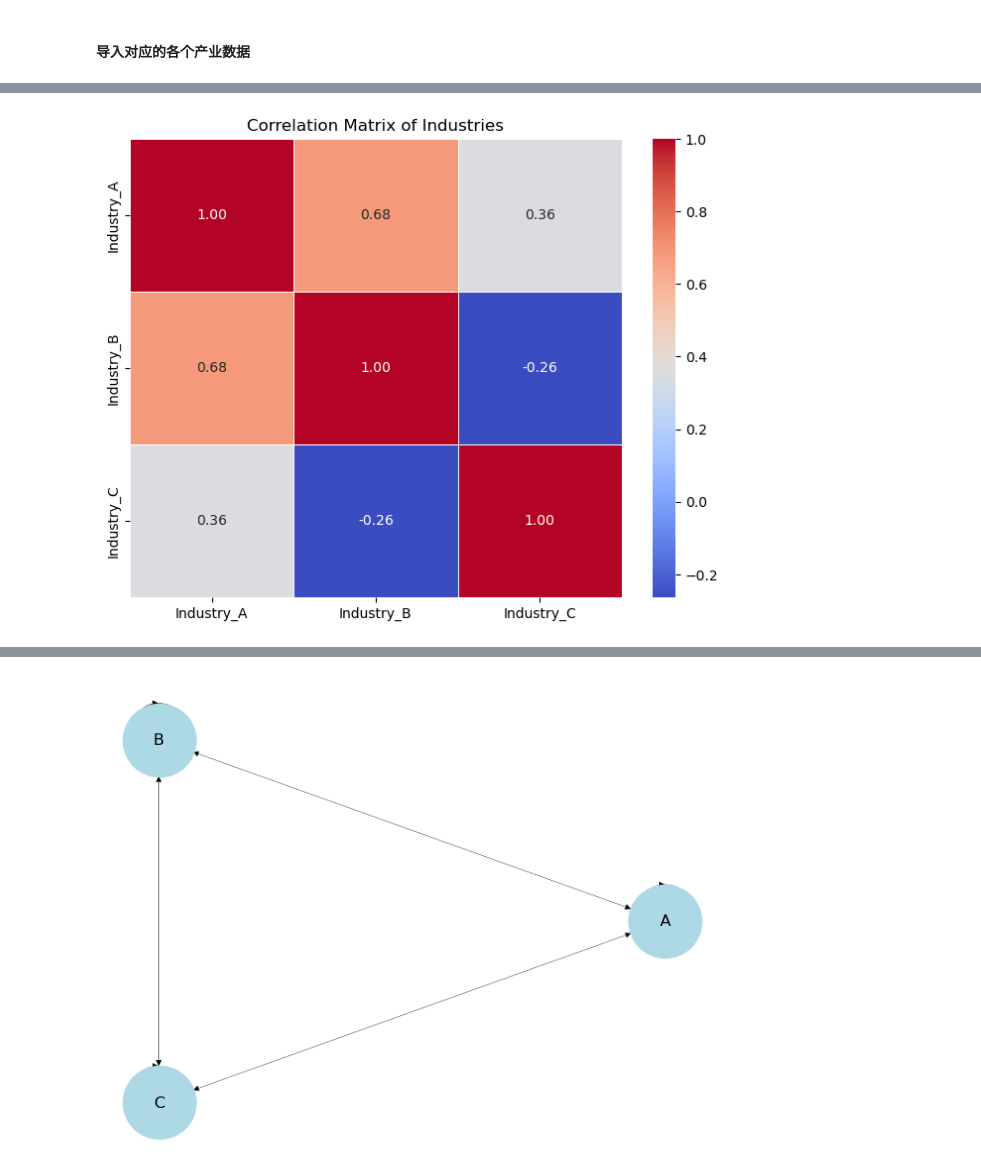
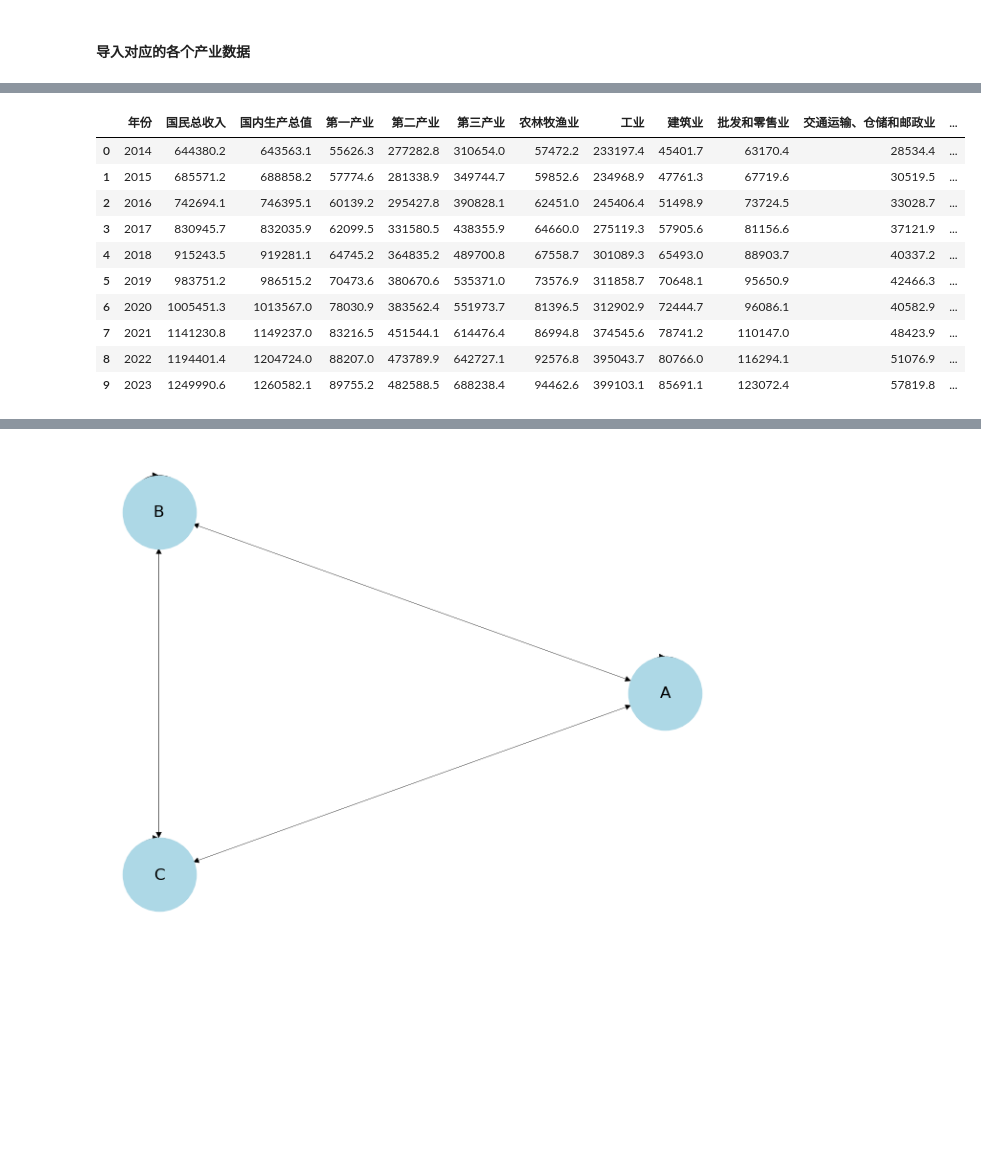
Before and after one commit to Czhongshao/2025-HSB, a Jupyter notebook: code/q1/q1.ipynb, the cells around one changed output, grey strips where cells are left out. Saved outputs shown, nothing was run; the diff lists cells and outputs as text; code cells hidden in the pictures; blank space fills up the shorter version.

```diff
--- a/code/q1/q1.ipynb
+++ b/code/q1/q1.ipynb
@@ -30,25 +85,26 @@ plt.show()
 # %%
-import pandas as pd
-import seaborn as sns
-import matplotlib.pyplot as plt
+# 导入相关数据
 
-# 构造六种数据情况
-data = pd.DataFrame({
-    'Industry_A': [0.2, 0.3, 0.25, 0.28, 0.35, 0.4],
-    'Industry_B': [0.15, 0.35, 0.22, 0.30, 0.25, 0.32],
-    'Industry_C': [0.4, 0.25, 0.30, 0.35, 0.38, 0.45]
-})
+df=pd.read_excel('../../data/近十年各行业生产总值数据表.xlsx',sheet_name='Sheet1')
+df
 
-# 计算相关矩阵
-correlation_matrix = data.corr()
-
-# 使用seaborn绘制热力图
-plt.figure(figsize=(8, 6))
-sns.heatmap(correlation_matrix, annot=True, cmap="coolwarm", fmt=".2f", linewidths=0.5)
-plt.title("Correlation Matrix of Industries")
-plt.show()
+# data = pd.DataFrame({
+#     'Industry_A': [0.2, 0.3, 0.25, 0.28],
+#     'Industry_B': [0.15, 0.35, 0.22, 0.30],
+#     'Industry_C': [0.4, 0.25, 0.30, 0.35]
+# })
 # %% [output]
-[figure, removed]
+|  | 年份 | 国民总收入 | 国内生产总值 | 第一产业 | 第二产业 | 第三产业 | 农林牧渔业 | 工业 | 建筑业 | 批发和零售业 | 交通运输、仓储和邮政业 | ... |
+| 0 | 2014 | 644380.2 | 643563.1 | 55626.3 | 277282.8 | 310654.0 | 57472.2 | 233197.4 | 45401.7 | 63170.4 | 28534.4 | ... |
+| 1 | 2015 | 685571.2 | 688858.2 | 57774.6 | 281338.9 | 349744.7 | 59852.6 | 234968.9 | 47761.3 | 67719.6 | 30519.5 | ... |
+| 2 | 2016 | 742694.1 | 746395.1 | 60139.2 | 295427.8 | 390828.1 | 62451.0 | 245406.4 | 51498.9 | 73724.5 | 33028.7 | ... |
+| 3 | 2017 | 830945.7 | 832035.9 | 62099.5 | 331580.5 | 438355.9 | 64660.0 | 275119.3 | 57905.6 | 81156.6 | 37121.9 | ... |
+| 4 | 2018 | 915243.5 | 919281.1 | 64745.2 | 364835.2 | 489700.8 | 67558.7 | 301089.3 | 65493.0 | 88903.7 | 40337.2 | ... |
+| 5 | 2019 | 983751.2 | 986515.2 | 70473.6 | 380670.6 | 535371.0 | 73576.9 | 311858.7 | 70648.1 | 95650.9 | 42466.3 | ... |
+| 6 | 2020 | 1005451.3 | 1013567.0 | 78030.9 | 383562.4 | 551973.7 | 81396.5 | 312902.9 | 72444.7 | 96086.1 | 40582.9 | ... |
+| 7 | 2021 | 1141230.8 | 1149237.0 | 83216.5 | 451544.1 | 614476.4 | 86994.8 | 374545.6 | 78741.2 | 110147.0 | 48423.9 | ... |
+| 8 | 2022 | 1194401.4 | 1204724.0 | 88207.0 | 473789.9 | 642727.1 | 92576.8 | 395043.7 | 80766.0 | 116294.1 | 51076.9 | ... |
+| 9 | 2023 | 1249990.6 | 1260582.1 | 89755.2 | 482588.5 | 688238.4 | 94462.6 | 399103.1 | 85691.1 | 123072.4 | 57819.8 | ... |
 # %%
 from statsmodels.formula.api import ols
 # 2. 回归分析
```
Also changed, not shown: parts of 6 cells of this notebook, 2 other files.
